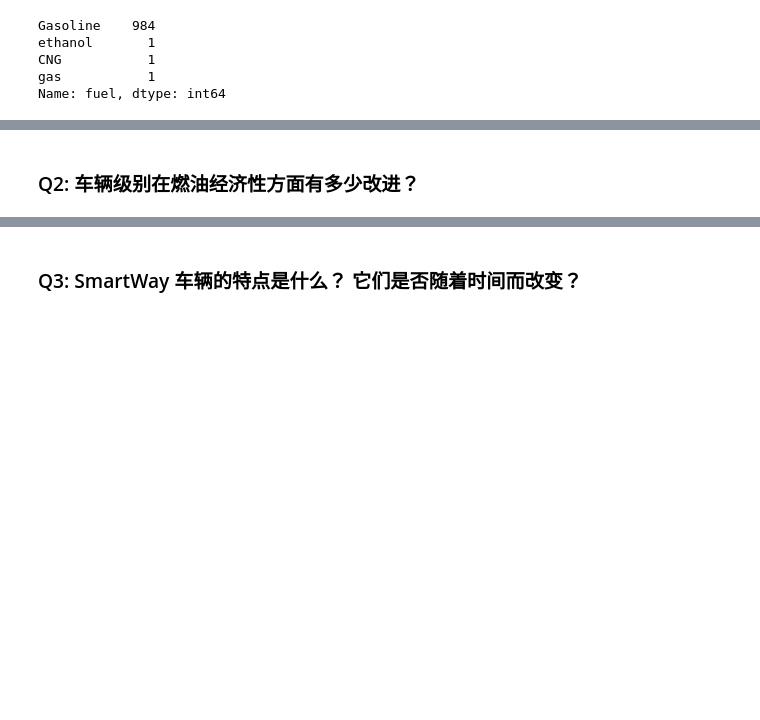
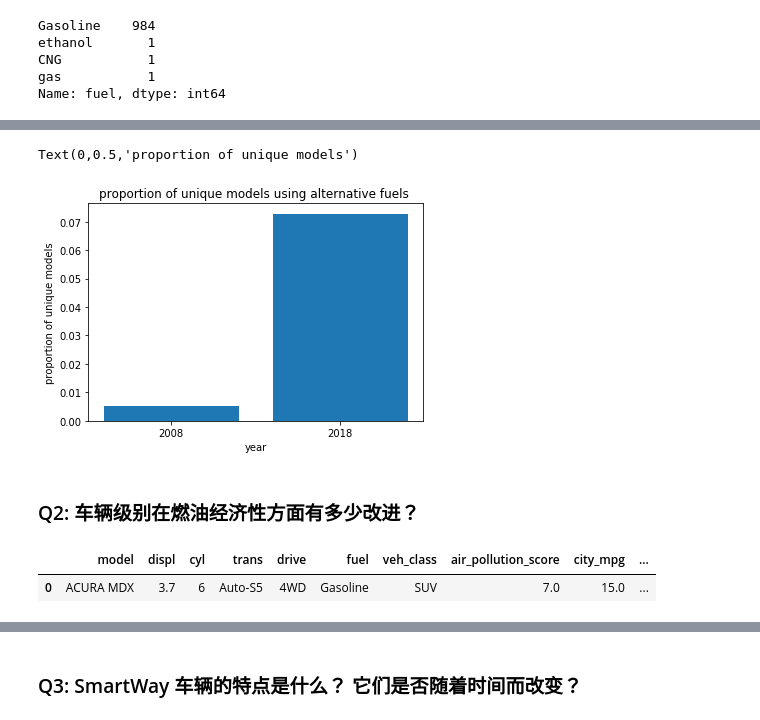
Before and after one commit to arctice2018/HB_Public, a Jupyter notebook: fule_ economy/drawing_conclusions-zh.ipynb, the cells around one changed output, grey strips where cells are left out. Cells and saved outputs as stored; diff of their text form; code cells hidden in the pictures; blank space fills up the shorter version.

```diff
--- a/fule_ economy/drawing_conclusions-zh.ipynb
+++ b/fule_ economy/drawing_conclusions-zh.ipynb
@@ -40,2 +82,15 @@ ValueError: The truth value of a Series is ambiguous. Use a.empty, a.bool(), a.i
+# %%
+plt.bar(["2008","2018"],[proportion_08,proportion_18])
+plt.title("proportion of unique models using alternative fuels ")
+plt.xlabel("year")
+plt.ylabel("proportion of unique models")
+# %% [output]
+Text(0,0.5,'proportion of unique models')
+[figure, added]
 # %% [markdown]
 ### Q2: 车辆级别在燃油经济性方面有多少改进？
+# %%
+df_08.head(1)
+# %% [output]
+|  | model | displ | cyl | trans | drive | fuel | veh_class | air_pollution_score | city_mpg | ... |
+| 0 | ACURA MDX | 3.7 | 6 | Auto-S5 | 4WD | Gasoline | SUV | 7.0 | 15.0 | ... |
```
Also changed, not shown: parts of 20 cells of this notebook.
